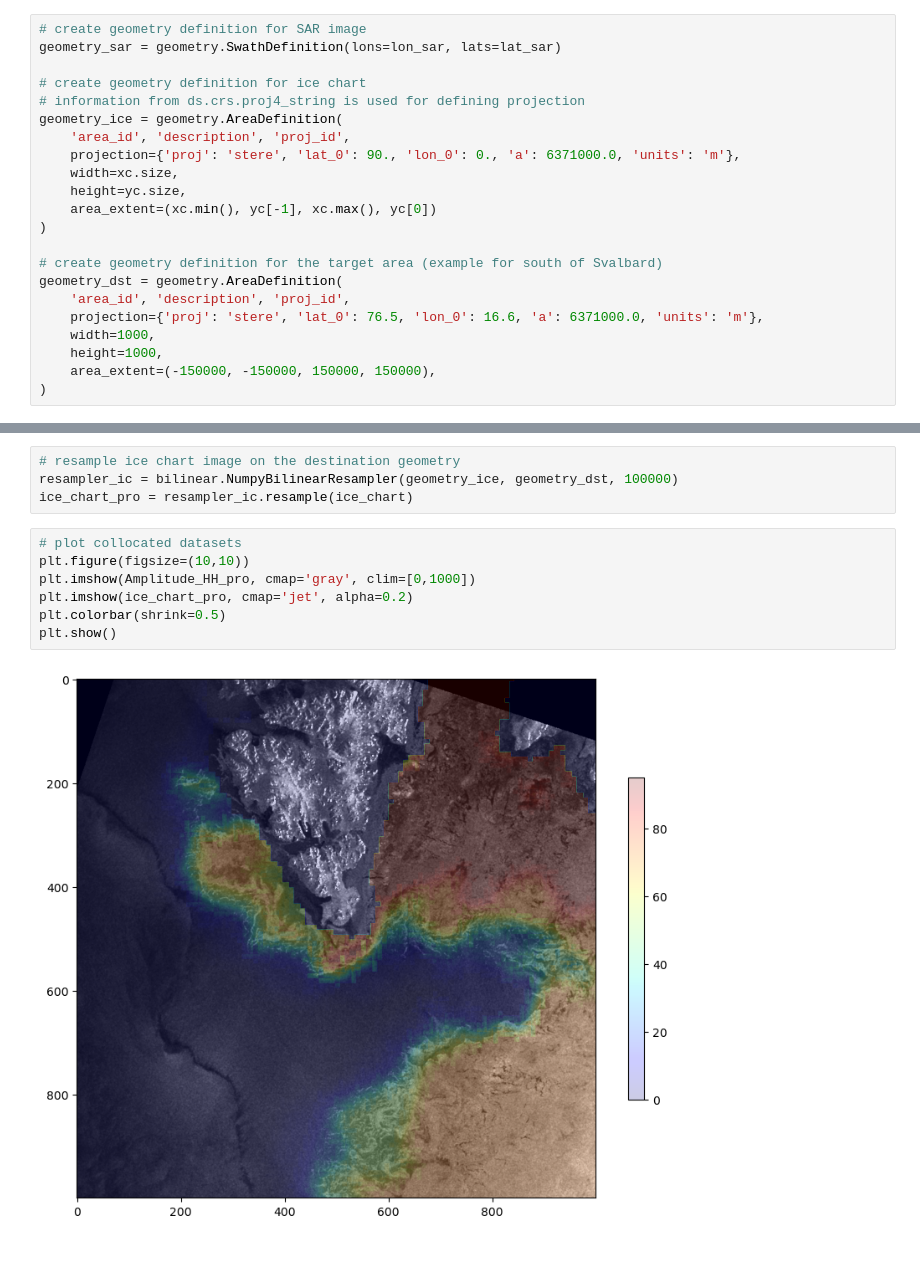
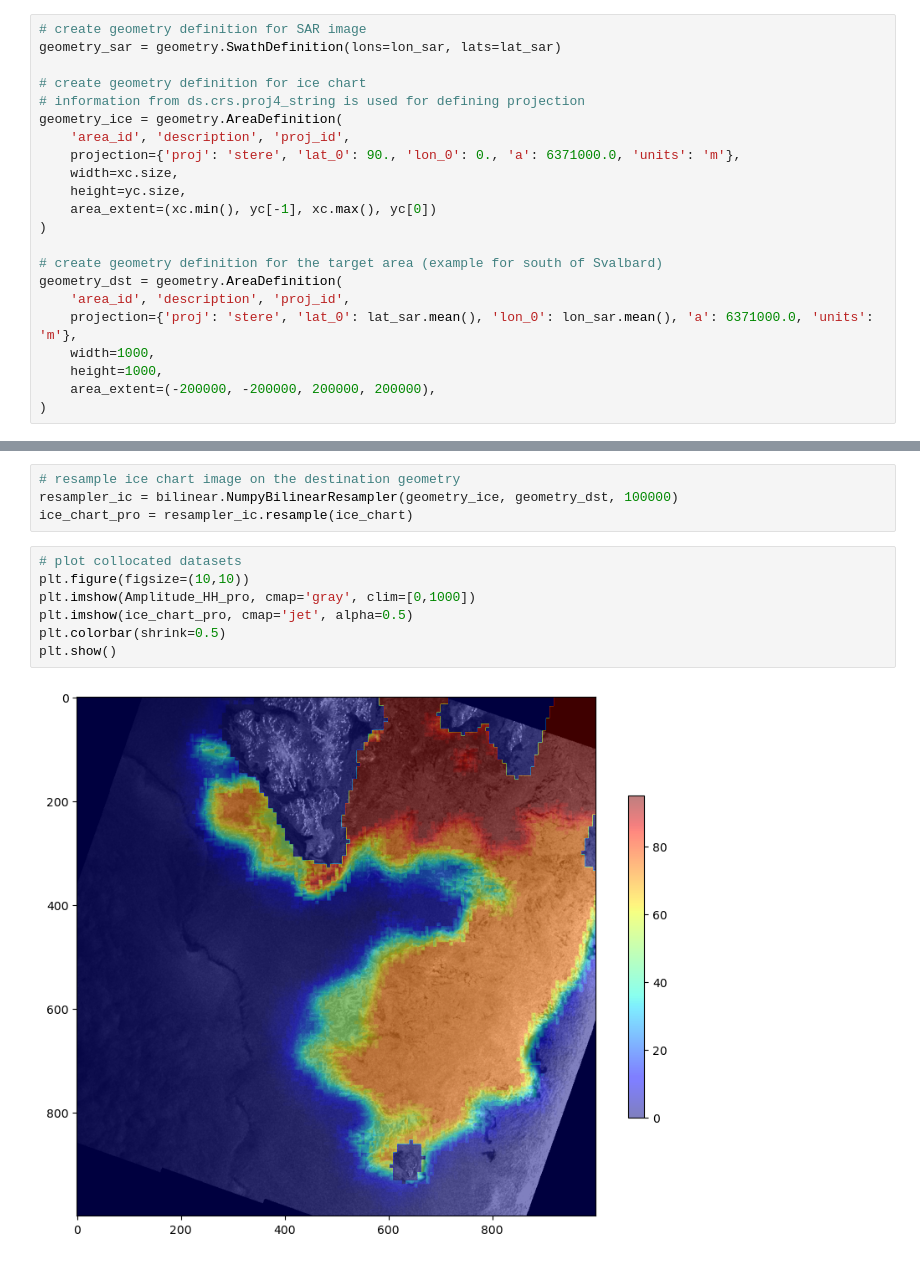
Before and after one commit to CryosphereVirtualLab/cvl_tutorials, a Jupyter notebook: collocate_SAR_and_ice_chart.ipynb, the cells around one changed output, grey strips where cells are left out. Saved outputs shown, nothing was run; the diff lists cells and outputs as text.

```diff
--- a/collocate_SAR_and_ice_chart.ipynb
+++ b/collocate_SAR_and_ice_chart.ipynb
@@ -60,10 +59,10 @@ geometry_ice = geometry.AreaDefinition(
 # create geometry definition for the target area (example for south of Svalbard)
 geometry_dst = geometry.AreaDefinition(
     'area_id', 'description', 'proj_id',
-    projection={'proj': 'stere', 'lat_0': 76.5, 'lon_0': 16.6, 'a': 6371000.0, 'units': 'm'},
+    projection={'proj': 'stere', 'lat_0': lat_sar.mean(), 'lon_0': lon_sar.mean(), 'a': 6371000.0, 'units': 'm'},
     width=1000,
     height=1000,
-    area_extent=(-150000, -150000, 150000, 150000),
+    area_extent=(-200000, -200000, 200000, 200000),
 )
 # %%
 # resample SAR image on the destination geometry
@@ -76,9 +75,9 @@ ice_chart_pro = resampler_ic.resample(ice_chart)
 # %%
 # plot collocated datasets
 plt.figure(figsize=(10,10))
 plt.imshow(Amplitude_HH_pro, cmap='gray', clim=[0,1000])
-plt.imshow(ice_chart_pro, cmap='jet', alpha=0.2)
+plt.imshow(ice_chart_pro, cmap='jet', alpha=0.5)
 plt.colorbar(shrink=0.5)
 plt.show()
 # %% [output]
-[figure, old version]
+[figure, new version]
```
Also changed, not shown: parts of 4 cells of this notebook, 1 other file.
